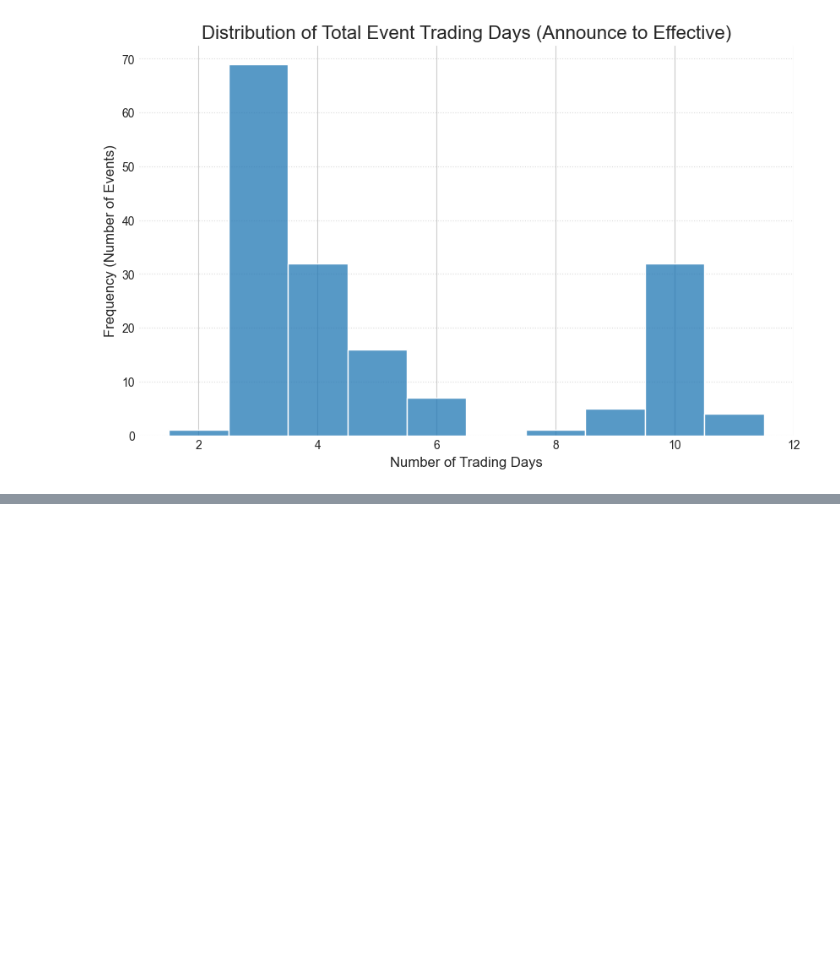
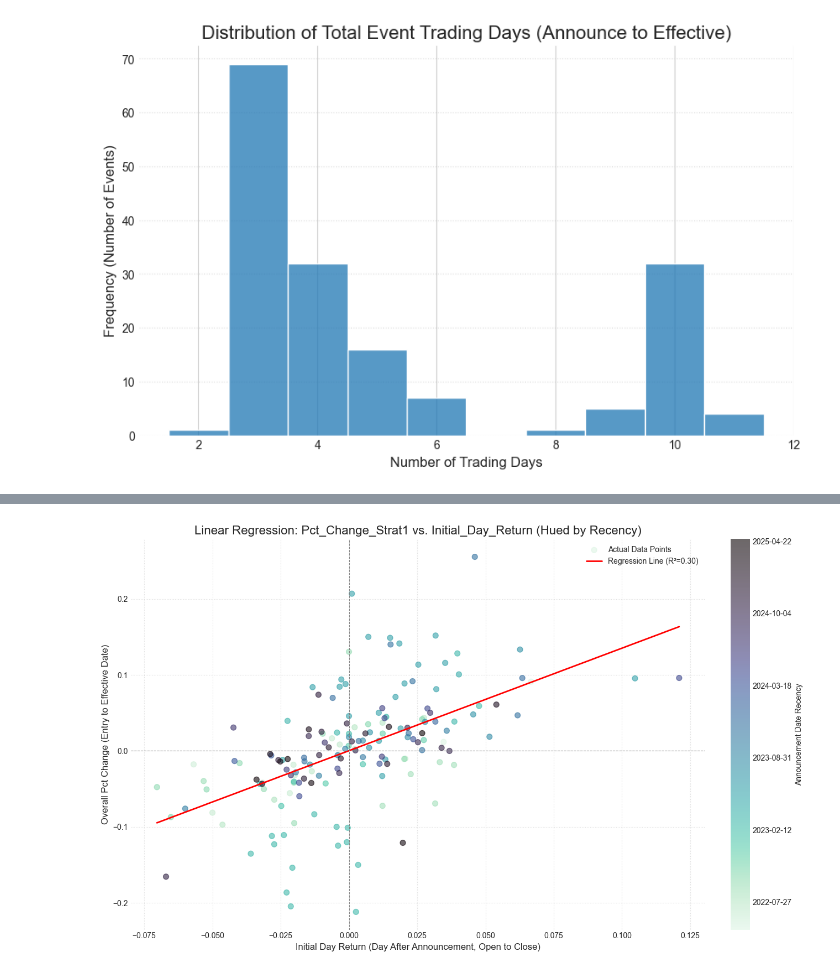
Before and after one commit to Sun-G0D/QSGcat, a Jupyter notebook: research.ipynb, the cells around one changed output, grey strips where cells are left out. Saved outputs shown, nothing was run; the diff lists cells and outputs as text; code cells hidden in the pictures; blank space fills up the shorter version.

```diff
--- a/research.ipynb
+++ b/research.ipynb
@@ -1309,0 +1460,75 @@ Correlation Results for Group: Long (8-11 days):
+# %%
+import statsmodels.api as sm # For detailed regression statistics
+regression_df = df_events_cleaned[['Initial_Day_Return', 'Pct_Change_Strat1', 'Announce_Date']].dropna().copy()
+
+if regression_df.empty or len(regression_df) < 2:
+    print("Not enough valid data points to fit a linear regression model after dropping NaNs.")
+else:
+    Y = regression_df['Pct_Change_Strat1']
+    X = regression_df['Initial_Day_Return']
+    X_with_const = sm.add_constant(X) # Add intercept term
+
+    # 2. Fit the OLS model
+    model = sm.OLS(Y, X_with_const)
+    results = model.fit()
+
+    # 3. Print the model summary
+    print("\n--- Linear Regression Model Summary ---")
+    print(results.summary())
+
+    intercept_val = results.params['const']
+    slope_val = results.params['Initial_Day_Return']
+    r_squared_val = results.rsquared
+
+    print(f"\nFitted Model Equation: Expected_Pct_Change_Strat1 = {intercept_val:.4f} + ({slope_val:.4f} * Initial_Day_Return)")
+    print(f"R-squared: {r_squared_val:.4f}")
+
+    # 4. Visualize the Fit (using the colorbar approach for recency)
+    regression_df['Announce_Date_Num'] = regression_df['Announce_Date'].map(mdates.date2num)
+
+    fig, ax = plt.subplots(figsize=(13, 8))
+
+    norm = plt.Normalize(regression_df['Announce_Date_Num'].min(), regression_df['Announce_Date_Num'].max())
+
+    points = ax.scatter(
+        regression_df['Initial_Day_Return'],
+        regression_df['Pct_Change_Strat1'],
+        c=regression_df['Announce_Date_Num'],
+        cmap='mako_r',
+        norm=norm,
+        alpha=0.6,
+        s=50,
+        label='Actual Data Points' # Label for scatter points (though legend might be complex with hue)
+    )
+
+    # Plot the regression line from the model
+    # Generate x-values for the line covering the range of Initial_Day_Return
+    x_line_fit = np.array([regression_df['Initial_Day_Return'].min(), regression_df['Initial_Day_Return'].max()])
+    y_line_fit = results.predict(sm.add_constant(pd.DataFrame({'Initial_Day_Return': x_line_fit}))) # Use model.predict
+
+    ax.plot(x_line_fit, y_line_fit, color='red', linewidth=2, label=f'Regression Line (R²={r_squared_val:.2f})')
+
+    ax.set_title('Linear Regression: Pct_Change_Strat1 vs. Initial_Day_Return (Hued by Recency)', fontsize=16)
+    ax.set_xlabel('Initial Day Return (Day After Announcement, Open to Close)', fontsize=12)
+    ax.set_ylabel('Overall Pct Change (Entry to Effective Date)', fontsize=12)
+    ax.axhline(0, color='grey', linestyle='--', linewidth=0.8)
+    ax.axvline(0, color='grey', linestyle='--', linewidth=0.8)
+    ax.grid(True, linestyle=':', alpha=0.7)
+
+    # Colorbar
+    cbar = fig.colorbar(points, ax=ax, orientation='vertical', fraction=0.046, pad=0.04)
+    cbar.set_label('Announcement Date Recency', fontsize=10)
+    cbar_ticks_num = cbar.get_ticks()
+    cbar_tick_dates = [mdates.num2date(tick_val) for tick_val in cbar_ticks_num]
+    cbar.set_ticklabels([date_obj.strftime('%Y-%m-%d') for date_obj in cbar_tick_dates])
+
+    ax.legend(loc='best') # Show legend for regression line and potentially scatter if labeled
+    plt.tight_layout()
+    plt.show()
+
+    print("\nModel Interpretation Hints:")
+    print(f"- Intercept ({intercept_val:.4f}): Predicted Pct_Change_Strat1 if Initial_Day_Return is 0.")
+    print(f"- Slope ({slope_val:.4f}): For each 1% (0.01) increase in Initial_Day_Return, Pct_Change_Strat1 is predicted to change by {slope_val*0.01:.4f} (or {slope_val:.2f}%).")
+    print(f"- R-squared ({r_squared_val:.4f}): About {r_squared_val*100:.2f}% of the variation in Pct_Change_Strat1 can be explained by Initial_Day_Return.")
+    print("- P>|t| for Initial_Day_Return: If < 0.05, the Initial_Day_Return is a statistically significant predictor.")
+# %% [output]
@@ -1309,0 +1552 @@ Correlation Results for Group: Long (8-11 days):
+[figure, added]
```
Also changed, not shown: parts of 16 cells of this notebook.
